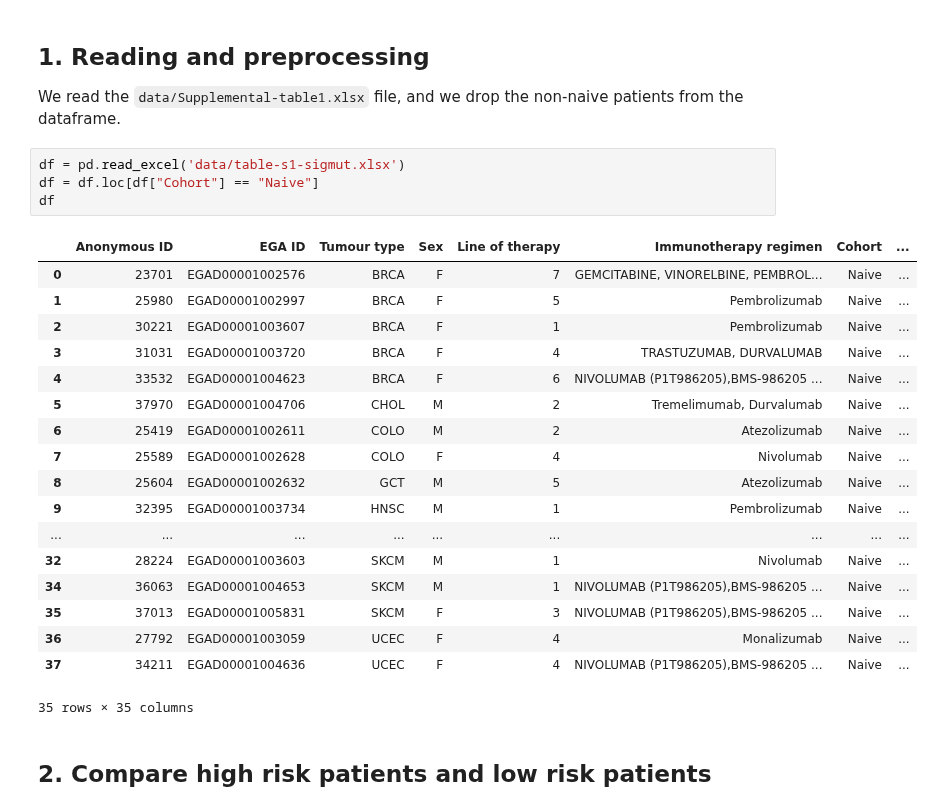
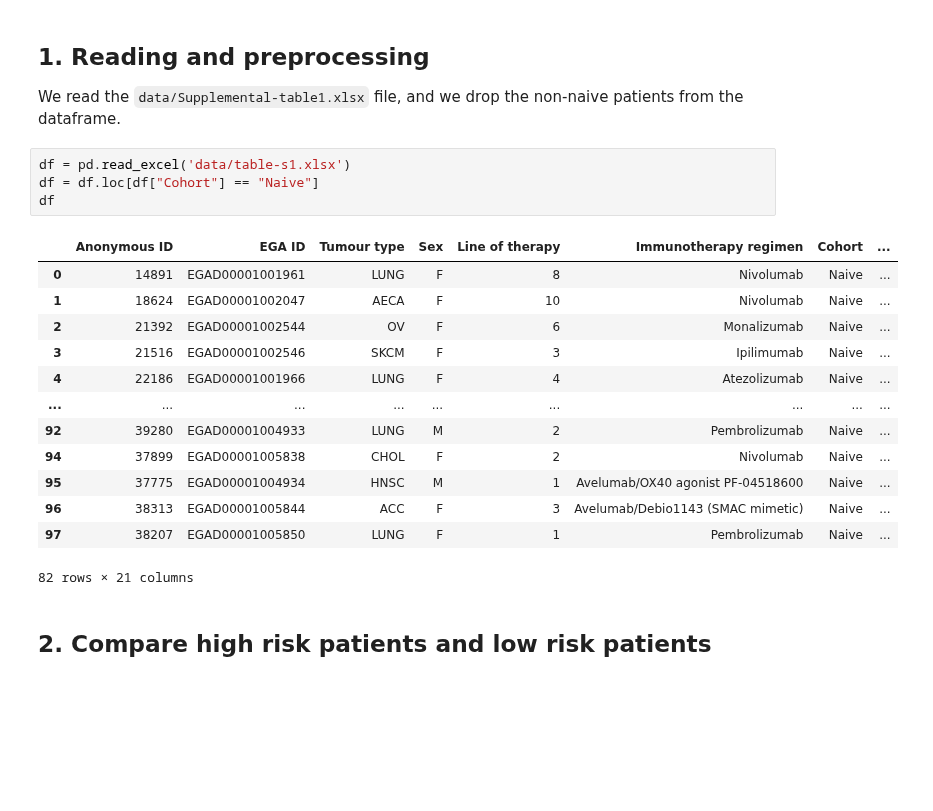
Before and after one commit to Arthur8754/mutational-signatures, a Jupyter notebook: cox-model.ipynb, the cells around one changed output. Cells and saved outputs as stored; diff of their text form; blank space fills up the shorter version.

````diff
--- a/cox-model.ipynb
+++ b/cox-model.ipynb
@@ -12,28 +12,23 @@ coxmodel = CoxModel()
 ## 1. Reading and preprocessing
 We read the ```data/Supplemental-table1.xlsx``` file, and we drop the non-naive patients from the dataframe.
 # %%
-df = pd.read_excel('data/table-s1-sigmut.xlsx')
+df = pd.read_excel('data/table-s1.xlsx')
 df = df.loc[df["Cohort"] == "Naive"]
 df
 # %% [output]
 |  | Anonymous ID | EGA ID | Tumour type | Sex | Line of therapy | Immunotherapy regimen | Cohort | ... |
-| 0 | 23701 | EGAD00001002576 | BRCA | F | 7 | GEMCITABINE, VINORELBINE, PEMBROL... | Naive | ... |
-| 1 | 25980 | EGAD00001002997 | BRCA | F | 5 | Pembrolizumab | Naive | ... |
-| 2 | 30221 | EGAD00001003607 | BRCA | F | 1 | Pembrolizumab | Naive | ... |
-| 3 | 31031 | EGAD00001003720 | BRCA | F | 4 | TRASTUZUMAB, DURVALUMAB | Naive | ... |
-| 4 | 33532 | EGAD00001004623 | BRCA | F | 6 | NIVOLUMAB (P1T986205),BMS-986205 ... | Naive | ... |
-| 5 | 37970 | EGAD00001004706 | CHOL | M | 2 | Tremelimumab, Durvalumab | Naive | ... |
-| 6 | 25419 | EGAD00001002611 | COLO | M | 2 | Atezolizumab | Naive | ... |
-| 7 | 25589 | EGAD00001002628 | COLO | F | 4 | Nivolumab | Naive | ... |
-| 8 | 25604 | EGAD00001002632 | GCT | M | 5 | Atezolizumab | Naive | ... |
-| 9 | 32395 | EGAD00001003734 | HNSC | M | 1 | Pembrolizumab | Naive | ... |
+| 0 | 14891 | EGAD00001001961 | LUNG | F | 8 | Nivolumab | Naive | ... |
+| 1 | 18624 | EGAD00001002047 | AECA | F | 10 | Nivolumab | Naive | ... |
+| 2 | 21392 | EGAD00001002544 | OV | F | 6 | Monalizumab | Naive | ... |
+| 3 | 21516 | EGAD00001002546 | SKCM | F | 3 | Ipilimumab | Naive | ... |
+| 4 | 22186 | EGAD00001001966 | LUNG | F | 4 | Atezolizumab | Naive | ... |
 | ... | ... | ... | ... | ... | ... | ... | ... | ... |
-| 32 | 28224 | EGAD00001003603 | SKCM | M | 1 | Nivolumab | Naive | ... |
-| 34 | 36063 | EGAD00001004653 | SKCM | M | 1 | NIVOLUMAB (P1T986205),BMS-986205 ... | Naive | ... |
-| 35 | 37013 | EGAD00001005831 | SKCM | F | 3 | NIVOLUMAB (P1T986205),BMS-986205 ... | Naive | ... |
-| 36 | 27792 | EGAD00001003059 | UCEC | F | 4 | Monalizumab | Naive | ... |
-| 37 | 34211 | EGAD00001004636 | UCEC | F | 4 | NIVOLUMAB (P1T986205),BMS-986205 ... | Naive | ... |
+| 92 | 39280 | EGAD00001004933 | LUNG | M | 2 | Pembrolizumab | Naive | ... |
+| 94 | 37899 | EGAD00001005838 | CHOL | F | 2 | Nivolumab | Naive | ... |
+| 95 | 37775 | EGAD00001004934 | HNSC | M | 1 | Avelumab/OX40 agonist PF-04518600 | Naive | ... |
+| 96 | 38313 | EGAD00001005844 | ACC | F | 3 | Avelumab/Debio1143 (SMAC mimetic) | Naive | ... |
+| 97 | 38207 | EGAD00001005850 | LUNG | F | 1 | Pembrolizumab | Naive | ... |
-35 rows × 35 columns
+82 rows × 21 columns
 # %% [markdown]
 ## 2. Compare high risk patients and low risk patients
 # %% [markdown]
````
Also changed, not shown: parts of 6 cells of this notebook, 1 other file.
